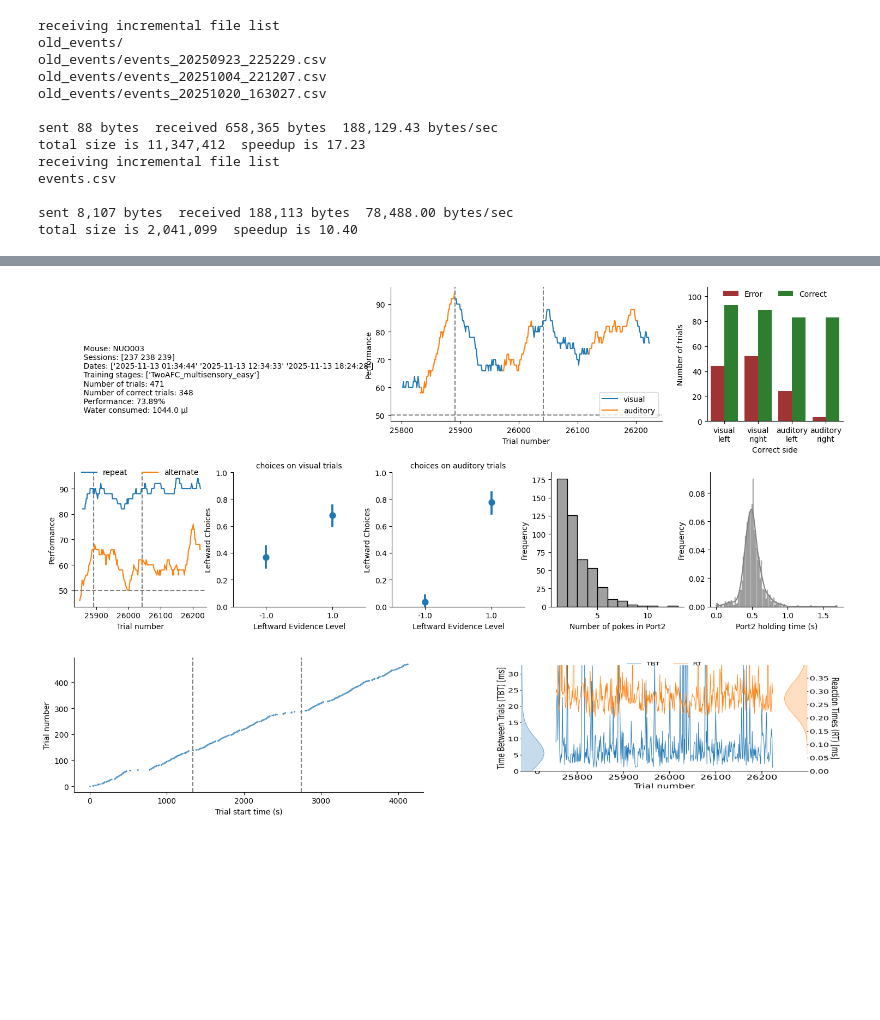
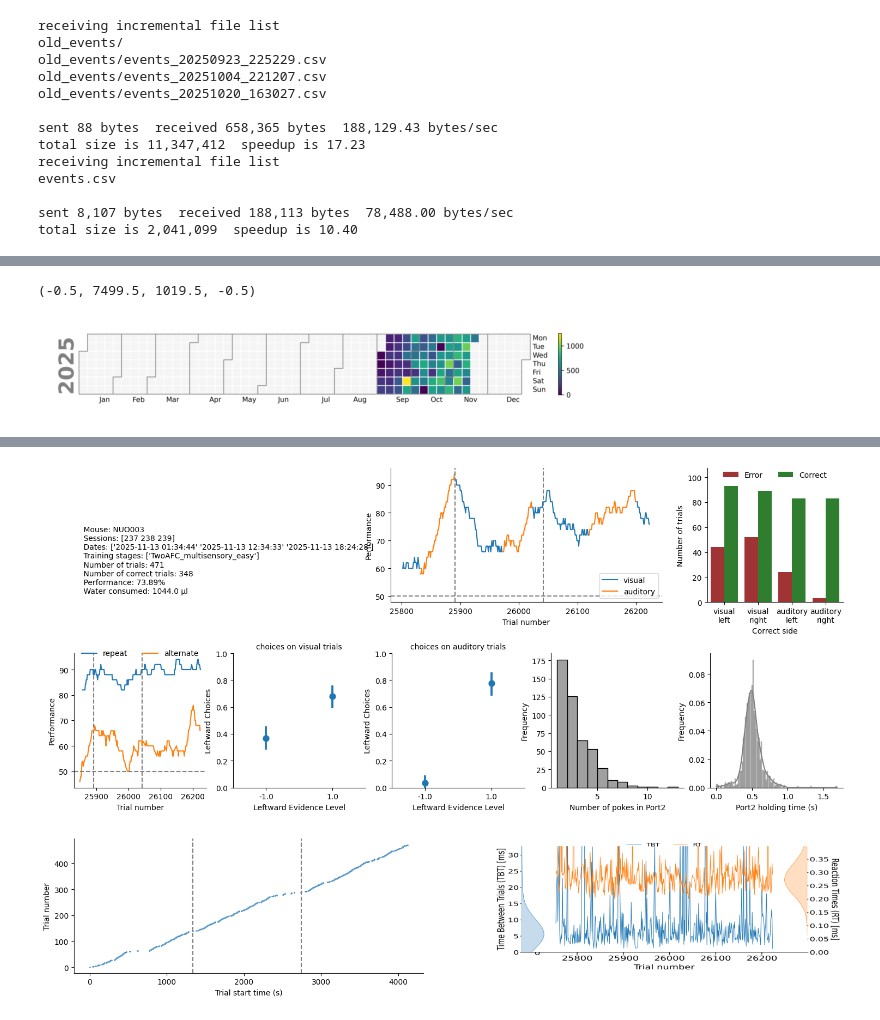
Before and after one commit to LearningCircuitsLab/lecilab-behavior-analysis, a Jupyter notebook: lecilab_behavior_analysis/plot_testing.ipynb, the cells around one changed output, grey strips where cells are left out. Cells and saved outputs as stored; diff of their text form; code cells hidden in the pictures; blank space fills up the shorter version.

```diff
--- a/lecilab_behavior_analysis/plot_testing.ipynb
+++ b/lecilab_behavior_analysis/plot_testing.ipynb
@@ -98,0 +102,14 @@ fig = subject_progress_figure(df, perf_window=100, summary_matrix_plot=False, ev
+# %%
+from lecilab_behavior_analysis import plots
+import matplotlib.pyplot as plt
+from lecilab_behavior_analysis import df_transforms as dft
+
+dates_df = dft.get_dates_df(df)
+fig, ax_cal = plt.subplots(figsize=(8, 4))
+cal_image = plots.rasterize_plot(plots.training_calendar_plot(dates_df), dpi=600)
+# paste the calendar plot filling the entire axis
+ax_cal.imshow(cal_image)
+ax_cal.axis("off")
+# %% [output]
+(-0.5, 7499.5, 1019.5, -0.5)
+[figure, added]
```
Also changed, not shown: parts of 6 cells of this notebook, 4 other files.
